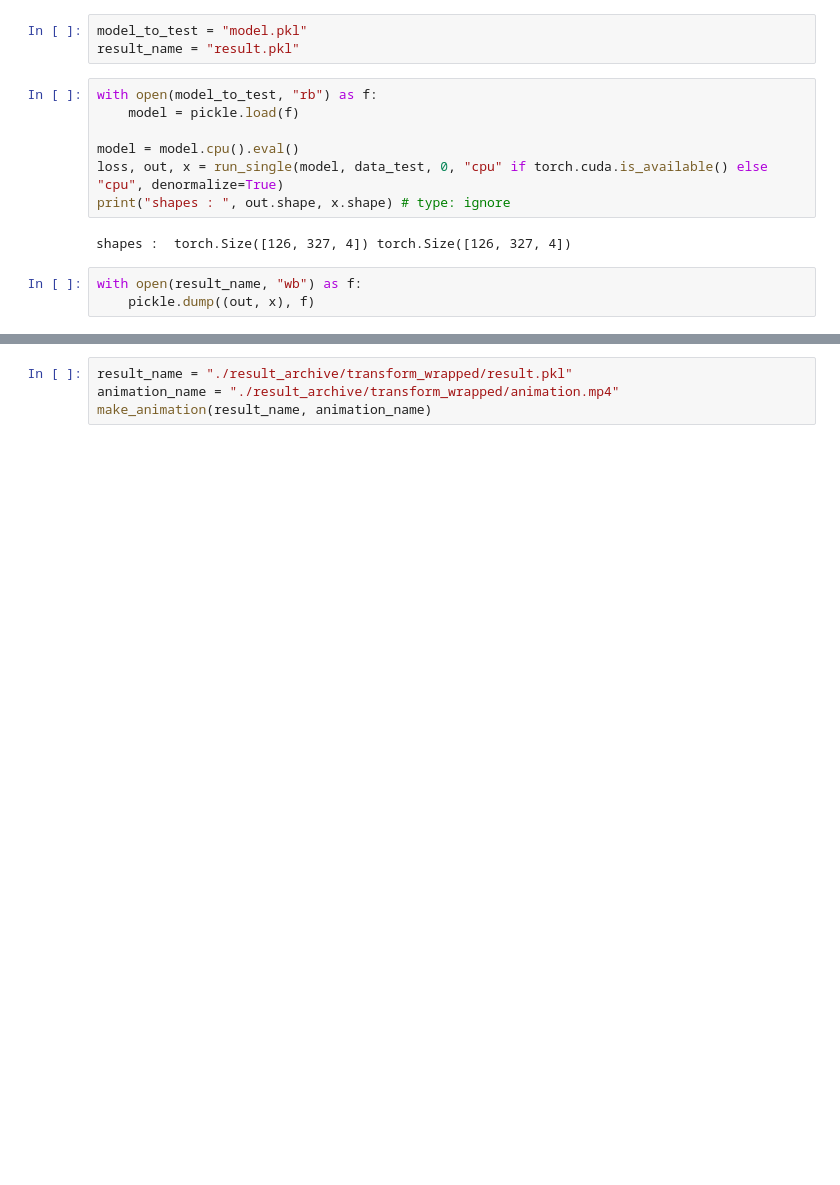
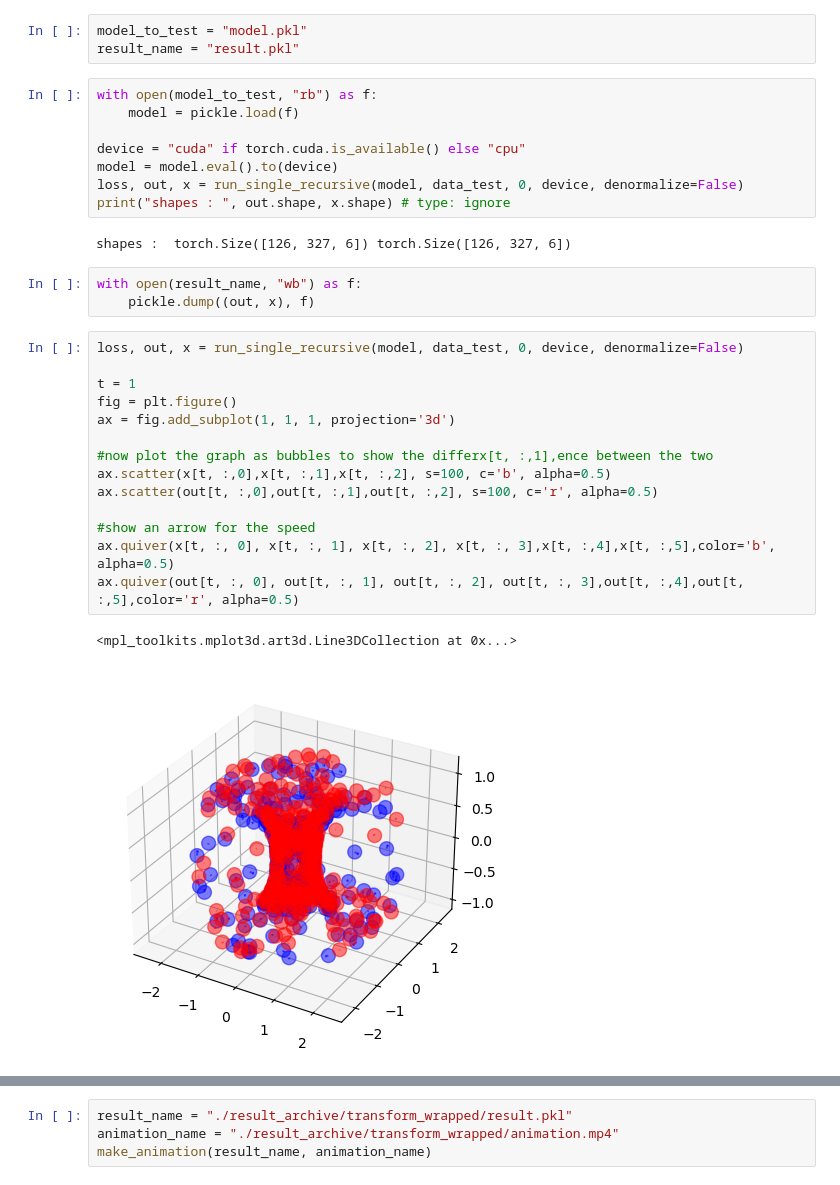
Before and after one commit to Pangasius/graph-displacement, a Jupyter notebook: cell_tester.ipynb, the cells around one changed output, grey strips where cells are left out. Saved outputs shown, nothing was run; the diff lists cells and outputs as text; blank space fills up the shorter version.

```diff
--- a/cell_tester.ipynb
+++ b/cell_tester.ipynb
@@ -78,12 +84,30 @@ result_name = "result.pkl"
 with open(model_to_test, "rb") as f:
     model = pickle.load(f)
 
-model = model.cpu().eval()
-loss, out, x = run_single(model, data_test, 0, "cpu" if torch.cuda.is_available() else "cpu", denormalize=True)
+device = "cuda" if torch.cuda.is_available() else "cpu"
+model = model.eval().to(device)
+loss, out, x = run_single_recursive(model, data_test, 0, device, denormalize=False)
 print("shapes : ", out.shape, x.shape) # type: ignore
 # %% [output]
-shapes :  torch.Size([126, 327, 4]) torch.Size([126, 327, 4])
+shapes :  torch.Size([126, 327, 6]) torch.Size([126, 327, 6])
 # %%
 with open(result_name, "wb") as f:
     pickle.dump((out, x), f)
+# %%
+loss, out, x = run_single_recursive(model, data_test, 0, device, denormalize=False)
+
+t = 1
+fig = plt.figure()
+ax = fig.add_subplot(1, 1, 1, projection='3d')
+
+#now plot the graph as bubbles to show the differx[t, :,1],ence between the two
+ax.scatter(x[t, :,0],x[t, :,1],x[t, :,2], s=100, c='b', alpha=0.5)
+ax.scatter(out[t, :,0],out[t, :,1],out[t, :,2], s=100, c='r', alpha=0.5)
+
+#show an arrow for the speed
+ax.quiver(x[t, :, 0], x[t, :, 1], x[t, :, 2], x[t, :, 3],x[t, :,4],x[t, :,5],color='b', alpha=0.5)
+ax.quiver(out[t, :, 0], out[t, :, 1], out[t, :, 2], out[t, :, 3],out[t, :,4],out[t, :,5],color='r', alpha=0.5)
+# %% [output]
+<mpl_toolkits.mplot3d.art3d.Line3DCollection at 0x...>
+[figure, added]
 # %%
```
Also changed, not shown: parts of 4 cells of this notebook, 10 other files.
